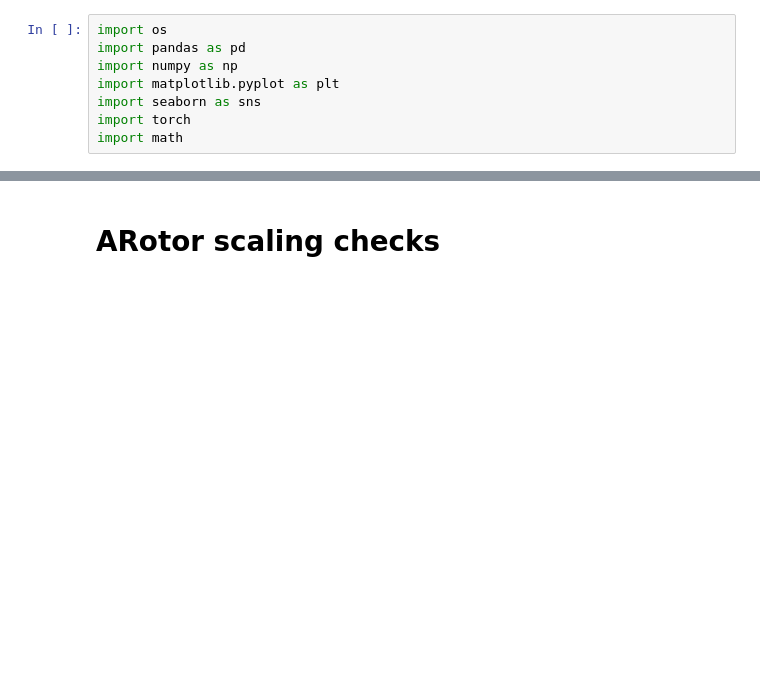
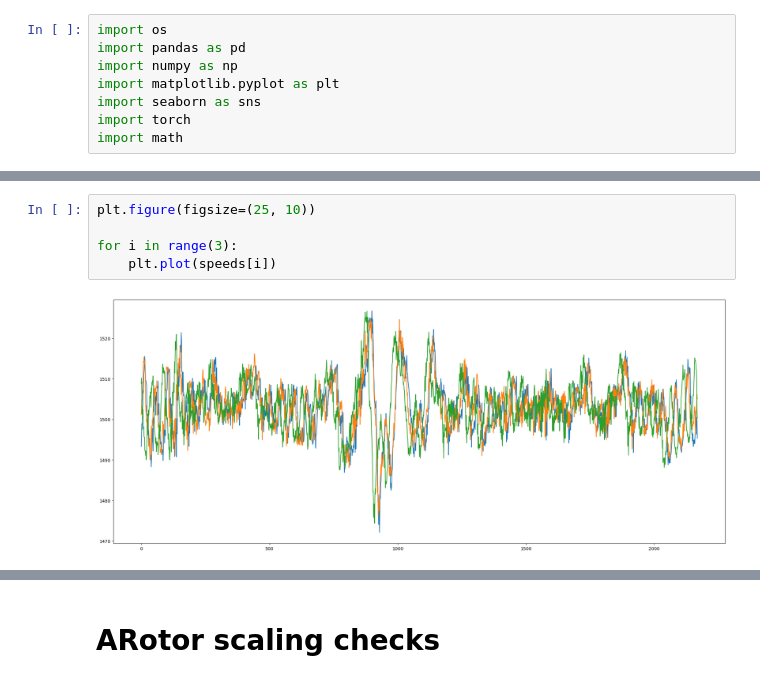
Before and after one commit to 4llu/rapid-deployment, a Jupyter notebook: sandbox.ipynb, the cells around one changed output, grey strips where cells are left out. Drawn from its saved outputs; the diff is of its cells as text; blank space fills up the shorter version.

```diff
--- a/sandbox.ipynb
+++ b/sandbox.ipynb
@@ -33,0 +108,7 @@ tensor([[[-0.0000e+00, -1.4697e+00, -2.9395e+00,  ..., -3.7184e+02,
+# %%
+plt.figure(figsize=(25, 10))
+
+for i in range(3):
+    plt.plot(speeds[i])
+# %% [output]
+[figure, added]
```
Also changed, not shown: parts of 14 cells of this notebook.
